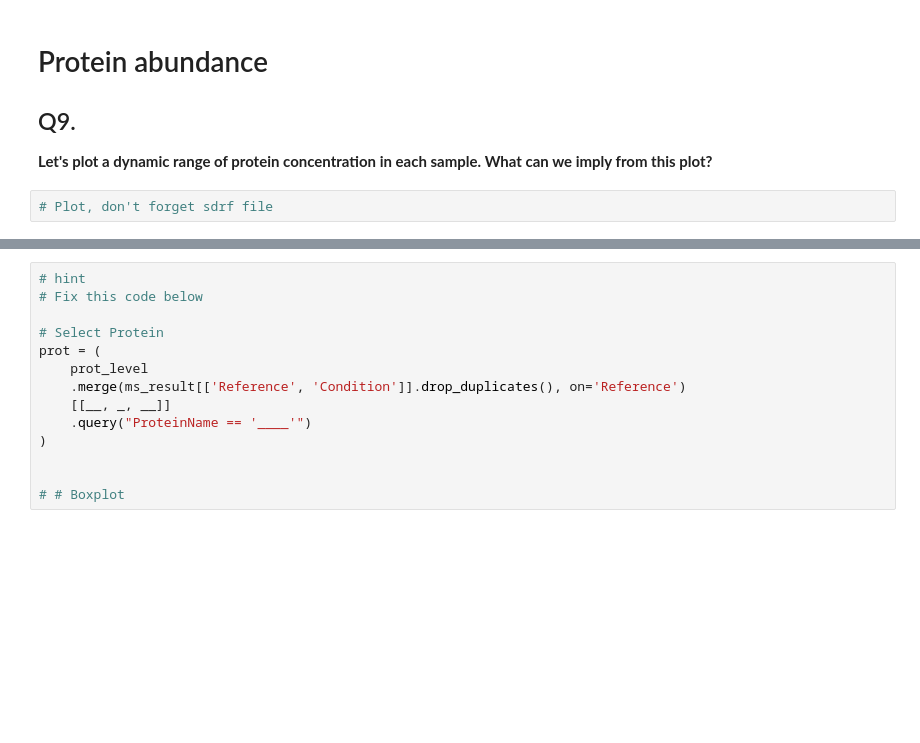
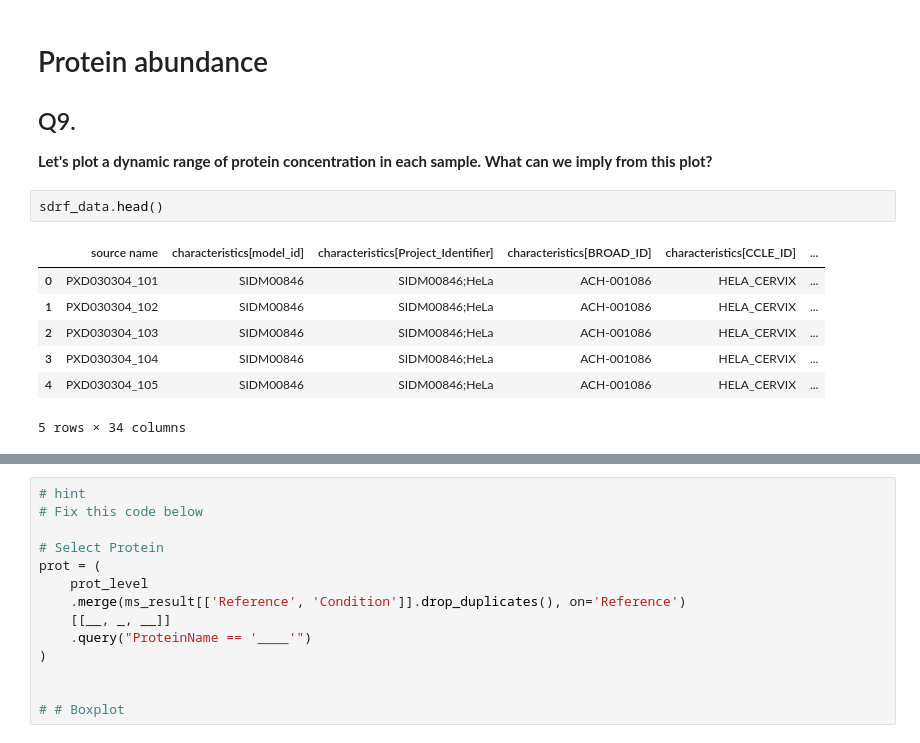
Before and after one commit to thanadol-git/CB2110, a Jupyter notebook: lab2/lab2.ipynb, the cells around one changed output, grey strips where cells are left out. Drawn from its saved outputs; the diff is of its cells as text; blank space fills up the shorter version.

```diff
--- a/lab2/lab2.ipynb
+++ b/lab2/lab2.ipynb
@@ -462,5 +486,13 @@ Protein abundance table shape: (426, 12)
 # Protein abundance
 ## Q9.
 **Let's plot a dynamic range of protein concentration in each sample. What can we imply from this plot?**
-# %%
-# Plot, don't forget sdrf file
+# %%
+sdrf_data.head()
+# %% [output]
+|  | source name | characteristics[model_id] | characteristics[Project_Identifier] | characteristics[BROAD_ID] | characteristics[CCLE_ID] | ... |
+| 0 | PXD030304_101 | SIDM00846 | SIDM00846;HeLa | ACH-001086 | HELA_CERVIX | ... |
+| 1 | PXD030304_102 | SIDM00846 | SIDM00846;HeLa | ACH-001086 | HELA_CERVIX | ... |
+| 2 | PXD030304_103 | SIDM00846 | SIDM00846;HeLa | ACH-001086 | HELA_CERVIX | ... |
+| 3 | PXD030304_104 | SIDM00846 | SIDM00846;HeLa | ACH-001086 | HELA_CERVIX | ... |
+| 4 | PXD030304_105 | SIDM00846 | SIDM00846;HeLa | ACH-001086 | HELA_CERVIX | ... |
+5 rows × 34 columns
```
Also changed, not shown: parts of 7 cells of this notebook.
